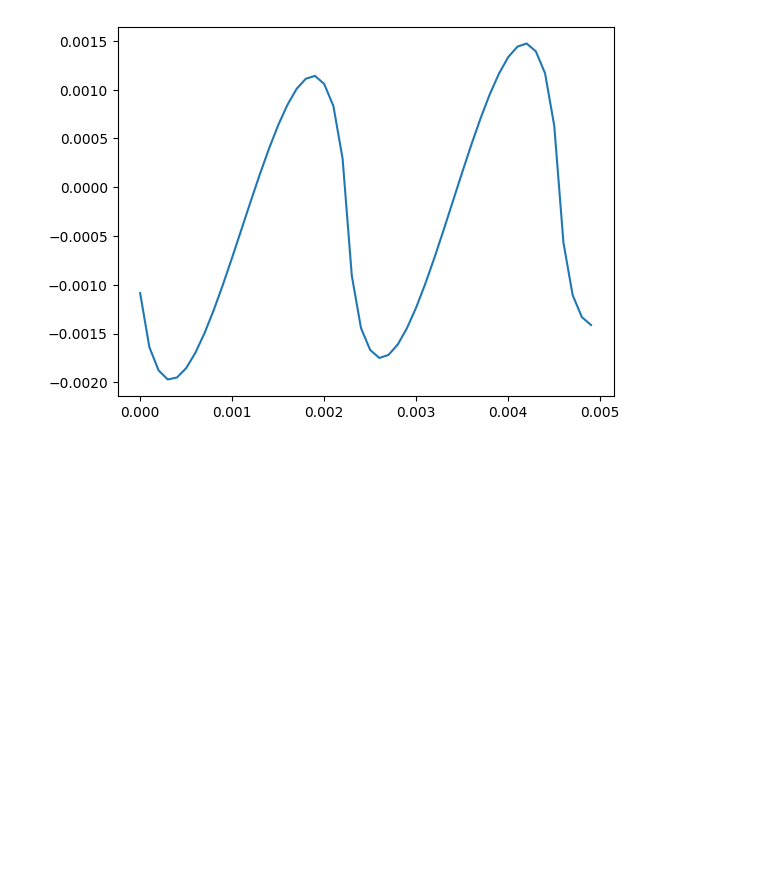
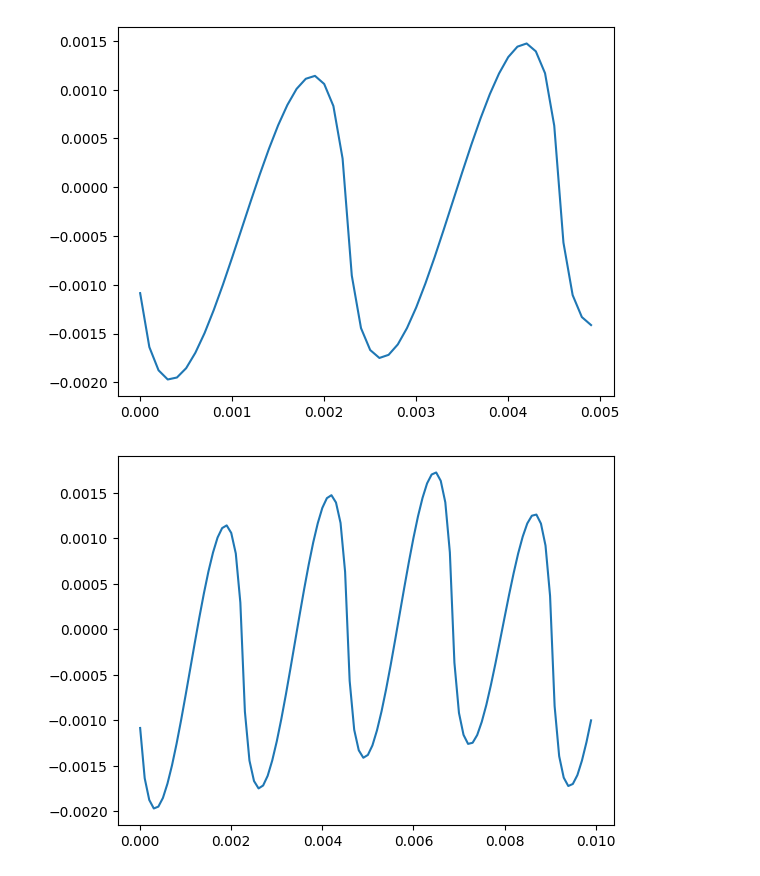
Before and after one commit to Ristavor/ThinkDSP, a Jupyter notebook: code/lab2.6.ipynb, the cells around one changed output. Saved outputs shown, nothing was run; the diff lists cells and outputs as text; code cells hidden in the pictures; blank space fills up the shorter version.

```diff
--- a/code/lab2.6.ipynb
+++ b/code/lab2.6.ipynb
@@ -25,3 +25,7 @@ wave.plot()
 wave.segment(duration = 0.005).plot()
 # %% [output]
 [figure]
+# %%
+wave.segment(duration=0.01).plot()
+# %% [output]
+[figure, added]
```
Also changed, not shown: 5 other files.
